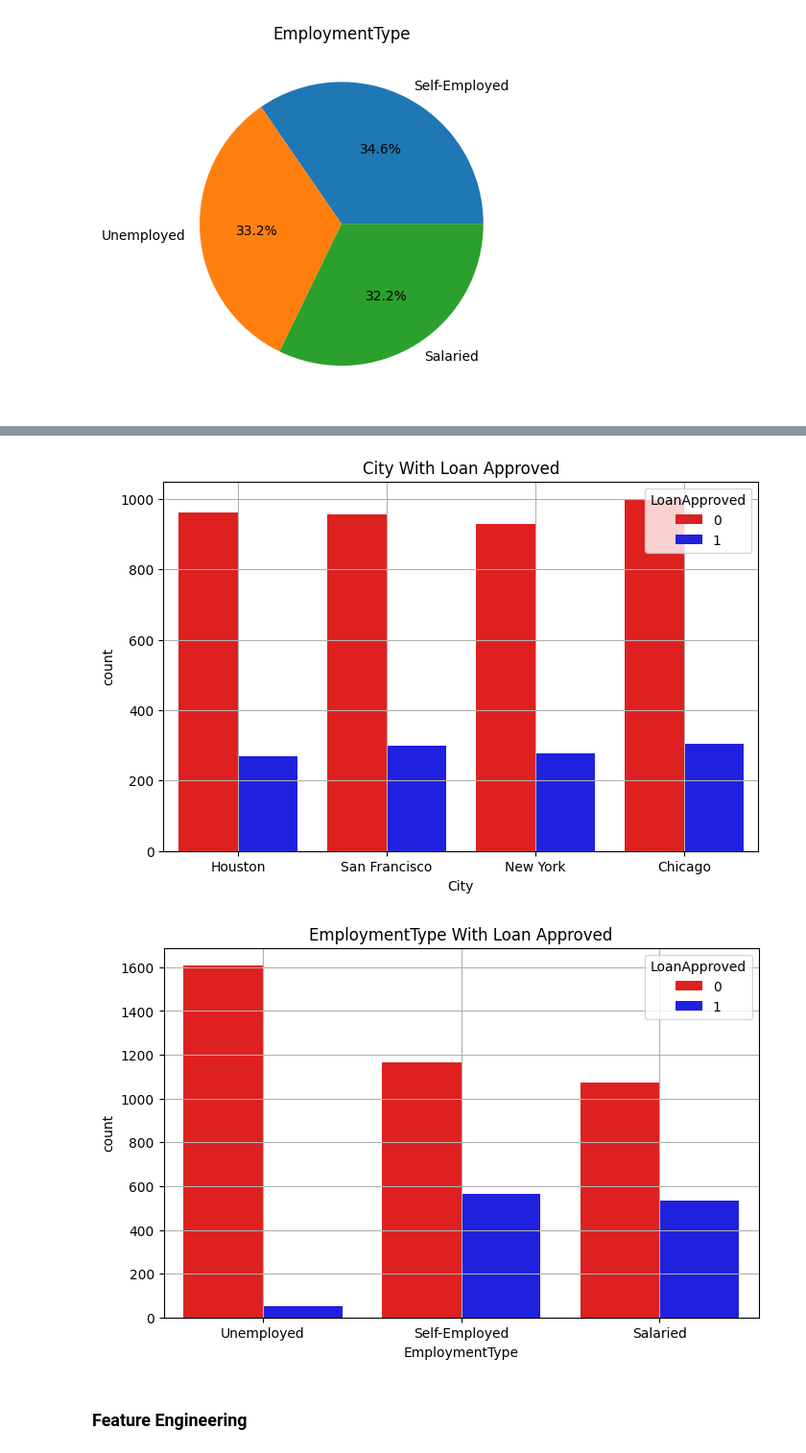
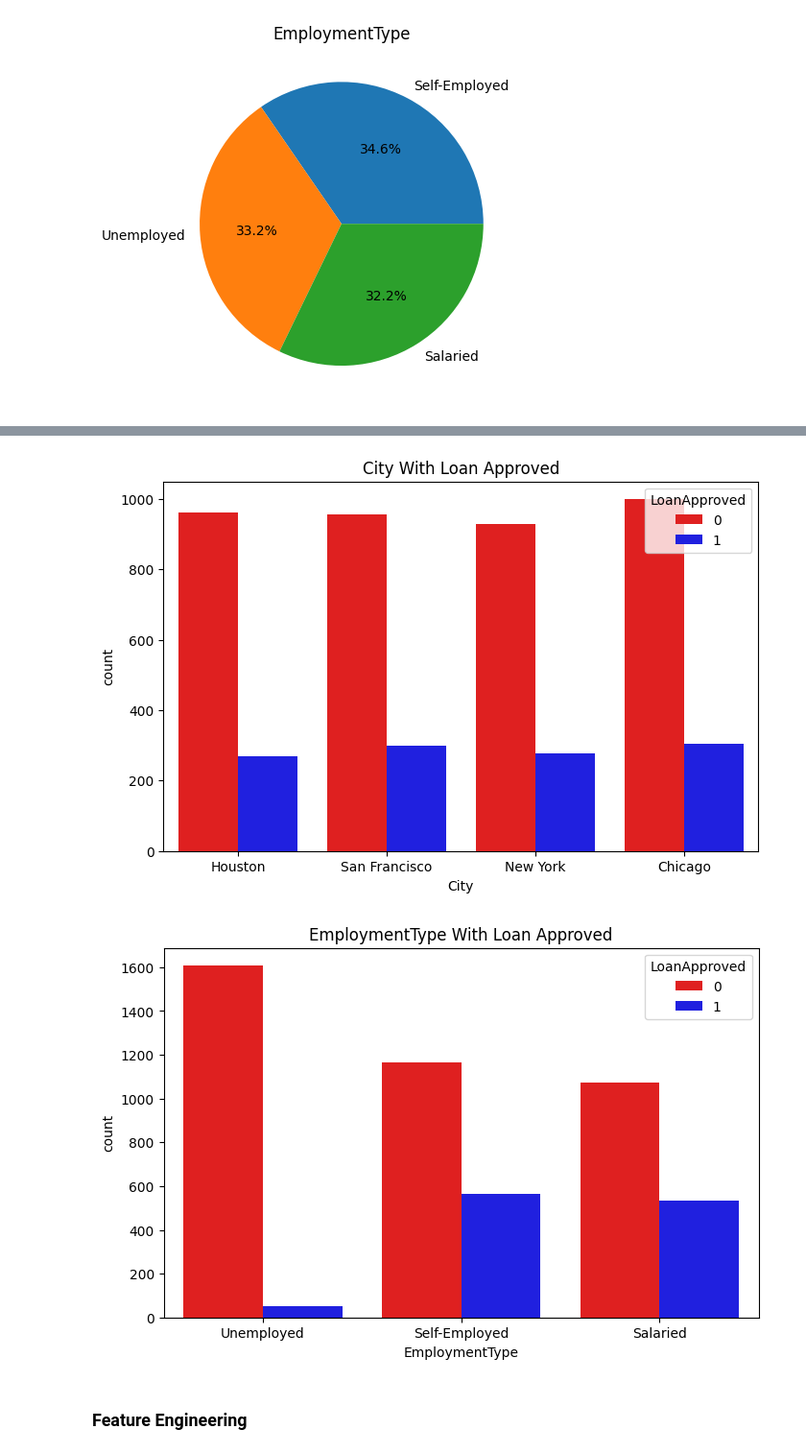
Before and after one commit to Jsamlu/Rise_4.0, a Jupyter notebook: ML/CreditRiskPridiction/creditRiskPrediction.ipynb, the cells around one changed output, grey strips where cells are left out. Shown at 96% size. Saved outputs shown, nothing was run; the diff lists cells and outputs as text; code cells hidden in the pictures.

```diff
--- a/ML/CreditRiskPridiction/creditRiskPrediction.ipynb
+++ b/ML/CreditRiskPridiction/creditRiskPrediction.ipynb
@@ -178,7 +209,6 @@ for i in categorical_cols:
     plt.figure(figsize=(8,5))
     sns.countplot(x=i, hue='LoanApproved', data=df, palette=['red', 'blue'])
     plt.title(f"{i} With Loan Approved")
-    plt.grid()
     plt.show()
 
 #data is almost evanly distributed in categories
@@ -189,5 +219,5 @@ for i in categorical_cols:
-[figure, old version]
+[figure, new version]
-[figure, old version]
+[figure, new version]
 # %% [markdown]
 ### Feature Engineering
 # %%
```
Also changed, not shown: parts of 13 cells of this notebook, 2 other files.
